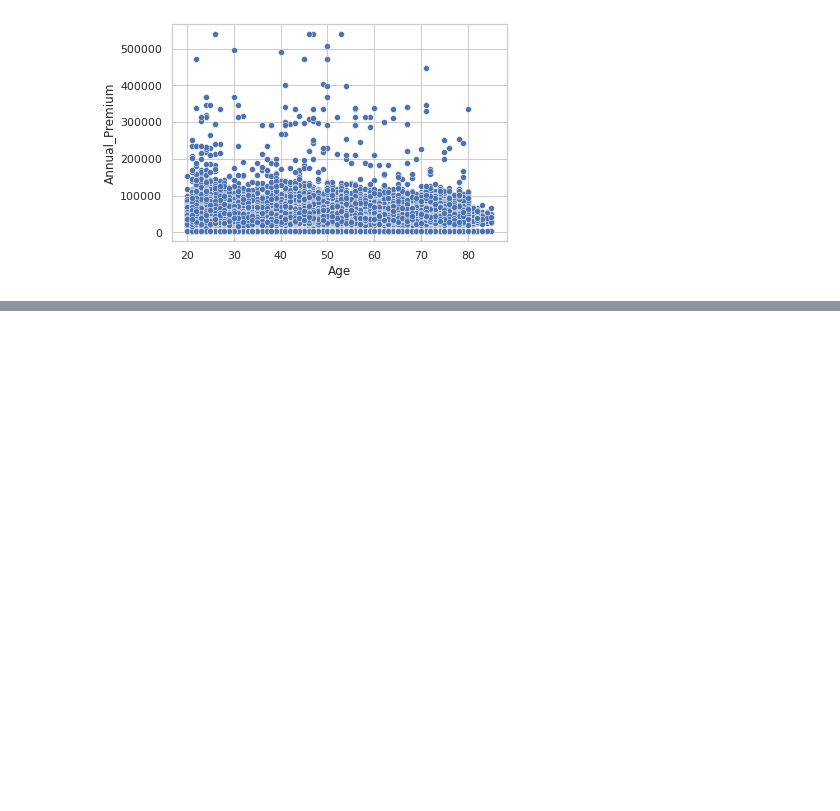
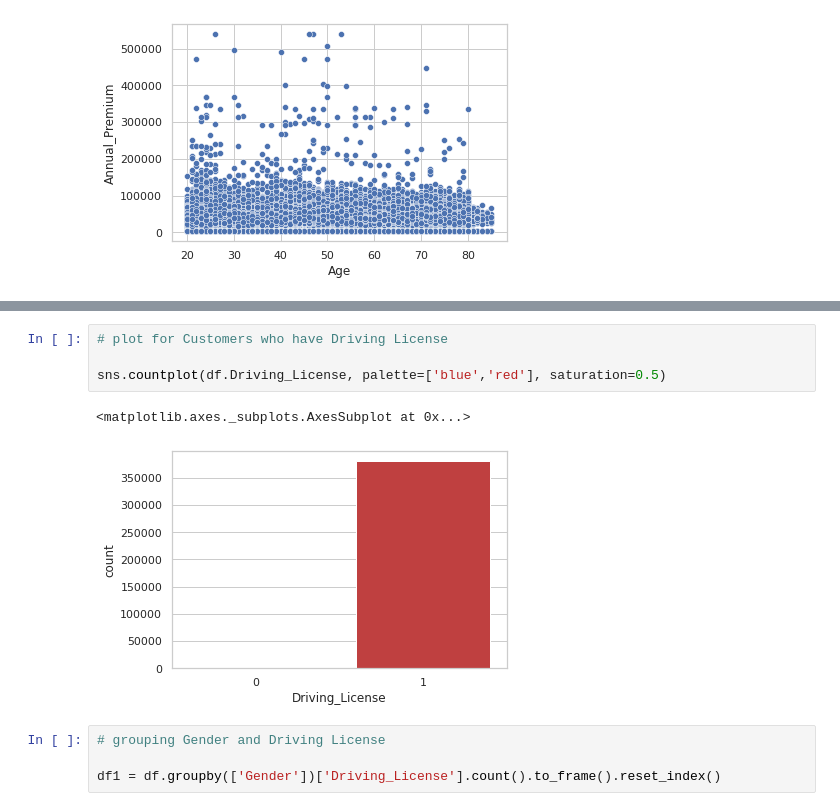
Before and after one commit to shu-nya/Health-Insurance-Cross-Sell-Prediction, a Jupyter notebook: HEALTH_INSURANCE_CROSS_SELL_PREDICTION.ipynb, the cells around one changed output, grey strips where cells are left out. Saved outputs shown, nothing was run; the diff lists cells and outputs as text; blank space fills up the shorter version.

```diff
--- a/HEALTH_INSURANCE_CROSS_SELL_PREDICTION.ipynb
+++ b/HEALTH_INSURANCE_CROSS_SELL_PREDICTION.ipynb
@@ -229,0 +274,11 @@ sns.scatterplot(x=df['Age'],y=df['Annual_Premium'])
+# %%
+# plot for Customers who have Driving License
+
+sns.countplot(df.Driving_License, palette=['blue','red'], saturation=0.5)
+# %% [output]
+<matplotlib.axes._subplots.AxesSubplot at 0x...>
+[figure, added]
+# %%
+# grouping Gender and Driving License
+
+df1 = df.groupby(['Gender'])['Driving_License'].count().to_frame().reset_index()
```
Also changed, not shown: parts of 36 cells of this notebook.
